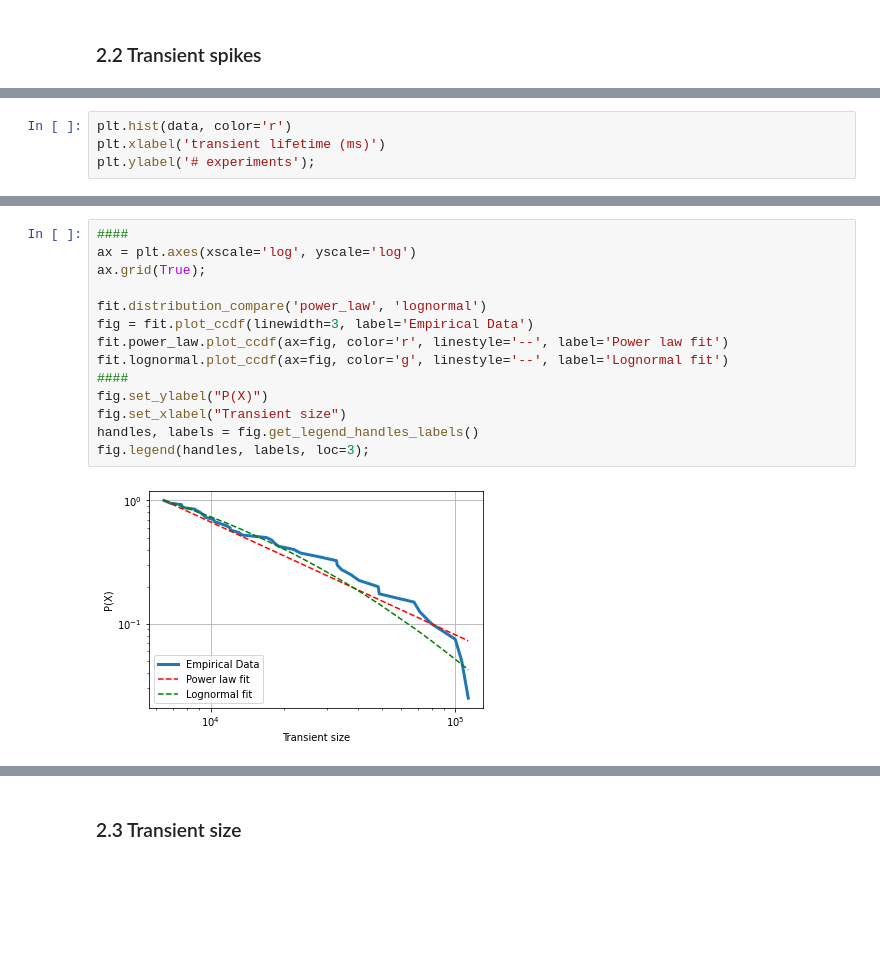
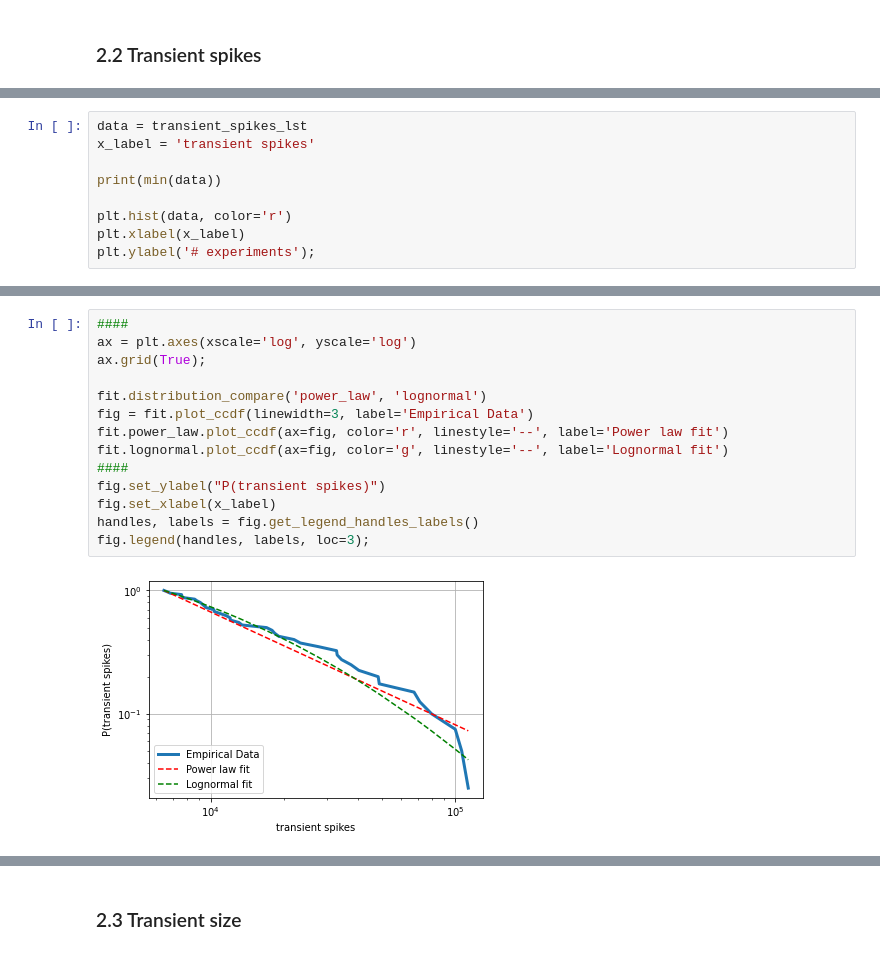
Before and after one commit to daphnecor/Transients, a Jupyter notebook: fitting_data_to_distributions.ipynb, the cells around one changed output, grey strips where cells are left out. Saved outputs shown, nothing was run; the diff lists cells and outputs as text; blank space fills up the shorter version.

```diff
--- a/fitting_data_to_distributions.ipynb
+++ b/fitting_data_to_distributions.ipynb
@@ -200,5 +189,10 @@ min(data)
 # %%
+data = transient_spikes_lst
+x_label = 'transient spikes'
+
+print(min(data))
+
 plt.hist(data, color='r')
-plt.xlabel('transient lifetime (ms)')
+plt.xlabel(x_label)
 plt.ylabel('# experiments');
 # %% [output]
@@ -222,19 +218,19 @@ Calculating best minimal value for power law fit
 # %%
 ####
 ax = plt.axes(xscale='log', yscale='log')
 ax.grid(True);
 
 fit.distribution_compare('power_law', 'lognormal')
 fig = fit.plot_ccdf(linewidth=3, label='Empirical Data')
 fit.power_law.plot_ccdf(ax=fig, color='r', linestyle='--', label='Power law fit')
 fit.lognormal.plot_ccdf(ax=fig, color='g', linestyle='--', label='Lognormal fit')
 ####
-fig.set_ylabel("P(X)")
-fig.set_xlabel("Transient size")
+fig.set_ylabel("P(transient spikes)")
+fig.set_xlabel(x_label)
 handles, labels = fig.get_legend_handles_labels()
 fig.legend(handles, labels, loc=3);
 # %% [output]
-[figure, old version]
+[figure, new version]
 # %%
 ax = plt.axes(xscale='log', yscale='log')
 ax.grid(True);
```
Also changed, not shown: parts of 16 cells of this notebook.
